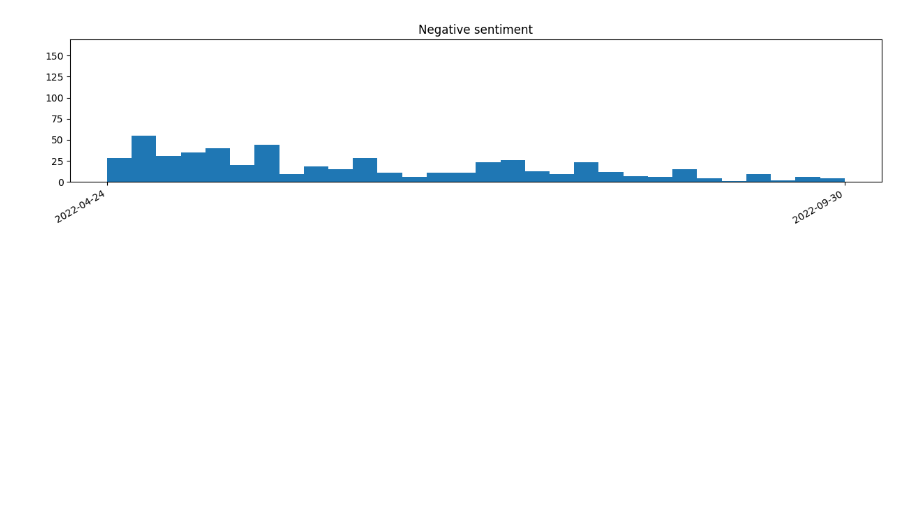
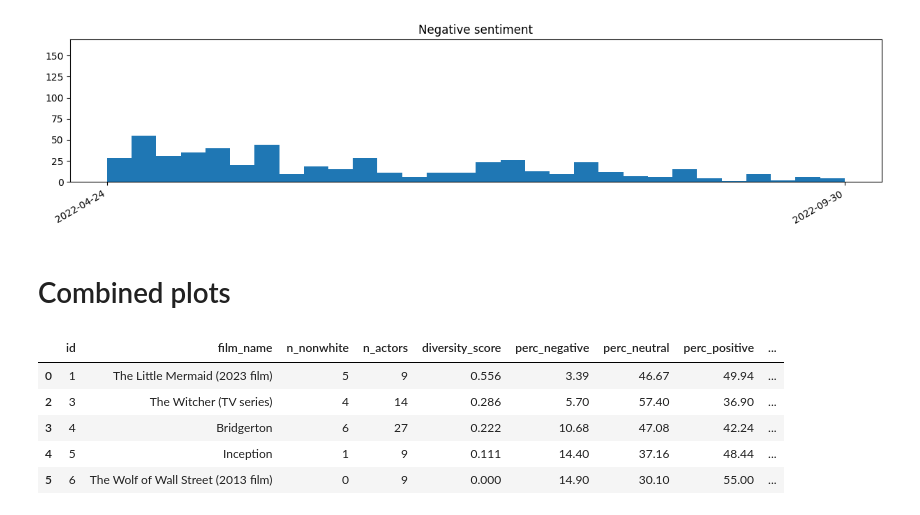
Before and after one commit to KamilKojs/DITW_project, a Jupyter notebook: src/create_time_series.ipynb, the cells around one changed output. Cells and saved outputs as stored; diff of their text form; code cells hidden in the pictures; blank space fills up the shorter version.

```diff
--- a/src/create_time_series.ipynb
+++ b/src/create_time_series.ipynb
@@ -13,3 +6,12 @@ wolf_path = "/Users/kamil/Documents/Dokumenty/ITU/Sem1/Data_in_the_wild/project/
+# %%
+project_path = '/home/jorge/Insync/jorgitoje@gmail.com/OneDrive/Documentos/JORGE/EDUCATION/MASTER_DATASCIENCE/Semester1/DataintheWild/GroupProject/DITW_project'
+
+bridgerton_path = os.path.join(project_path, 'data/twitter/bridgerton/bridgerton_sentiment_date.csv')
+inception_path = os.path.join(project_path, "data/twitter/inception/inception_sentiment_date.csv")
+littlemermaid_path = os.path.join(project_path, "data/twitter/little_mermaid/little_mermaid_sentiment_date.csv")
+madmax_path = os.path.join(project_path, "data/twitter/mad_max_fury_road/mad_max_fury_road_sentiment_date.csv")
+witcher_path = os.path.join(project_path, "data/twitter/thewitcher/thewitcher_sentiment_date.csv")
+wolf_path = os.path.join(project_path, "data/twitter/wolf_of_wall_street/wolf_of_wall_street_sentiment_date.csv")
 # %%
 df_bridgerton = pd.read_csv(bridgerton_path, sep="\t")
 df_inception = pd.read_csv(inception_path, sep="\t")
@@ -379,3 +381,28 @@ plt.show()
 [figure]
 [figure]
 [figure]
+# %% [markdown]
+# Combined plots
+# %%
+# Add total sentiment score: ratio of positive to negative
+# Same for sentiment score
+mappings_films = {
+    7: [df_madmax, "2015-05-14"],
+    3: [df_witcher, "2019-12-20" ],
+    4: [df_bridgerton,
+    # "2022-03-25"
+    "" #emty value when date does not make sense
+    ],
+    5: [df_inception,"2010-07-29" ],
+    1: [df_littlemermaid, ""],
+    6: [df_wolf, "2014-01-09"]
+}
+data_films = pd.read_csv(os.path.join(project_path, "data/movies_with_scores.csv"), sep=";").query("id in @mappings_films.keys()")
+data_films.head()
+# %% [output]
+|  | id | film_name | n_nonwhite | n_actors | diversity_score | perc_negative | perc_neutral | perc_positive | ... |
+| 0 | 1 | The Little Mermaid (2023 film) | 5 | 9 | 0.556 | 3.39 | 46.67 | 49.94 | ... |
+| 2 | 3 | The Witcher (TV series) | 4 | 14 | 0.286 | 5.70 | 57.40 | 36.90 | ... |
+| 3 | 4 | Bridgerton | 6 | 27 | 0.222 | 10.68 | 47.08 | 42.24 | ... |
+| 4 | 5 | Inception | 1 | 9 | 0.111 | 14.40 | 37.16 | 48.44 | ... |
+| 5 | 6 | The Wolf of Wall Street (2013 film) | 0 | 9 | 0.000 | 14.90 | 30.10 | 55.00 | ... |
```
Also changed, not shown: parts of 3 cells of this notebook, 24 other files.
